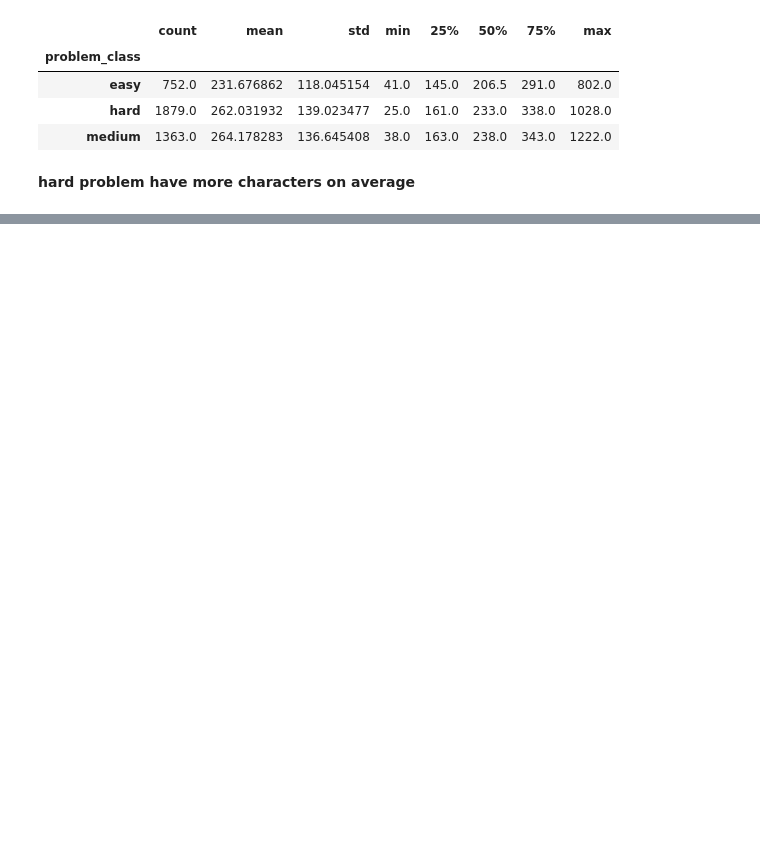
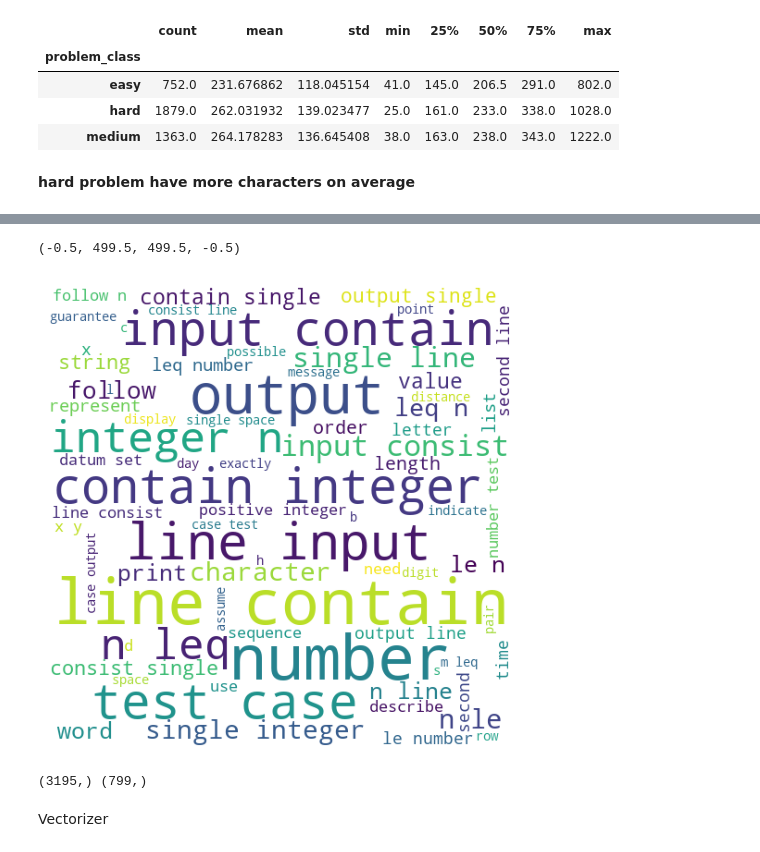
Before and after one commit to AmareswarNagam/AutoJudge, a Jupyter notebook: autojudge.ipynb, the cells around one changed output, grey strips where cells are left out. Cells and saved outputs as stored; diff of their text form; code cells hidden in the pictures; blank space fills up the shorter version.

```diff
--- a/autojudge.ipynb
+++ b/autojudge.ipynb
@@ -466,0 +211,8 @@ print(f1_train, f1_test)
+# %%
+easy_wc = wc.generate(df[df["problem_class"] == "easy"]["cleaned_task_desc"].str.cat(sep=" "))
+plt.figure(figsize=(15,6))
+plt.imshow(easy_wc.to_image())
+plt.axis("off")
+# %% [output]
+(-0.5, 499.5, 499.5, -0.5)
+[figure, added]
@@ -466,0 +232,6 @@ print(f1_train, f1_test)
+# %%
+print(X_train.shape,X_test.shape)
+# %% [output]
+(3195,) (799,)
+# %% [markdown]
+Vectorizer
```
Also changed, not shown: parts of 60 cells of this notebook, 2 other files.
